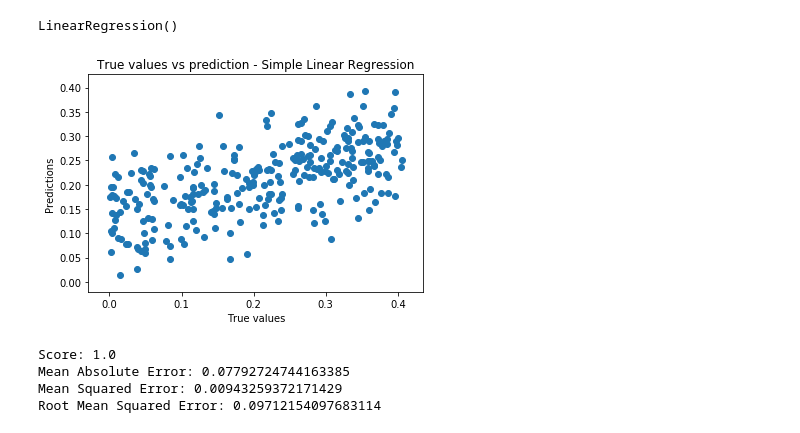
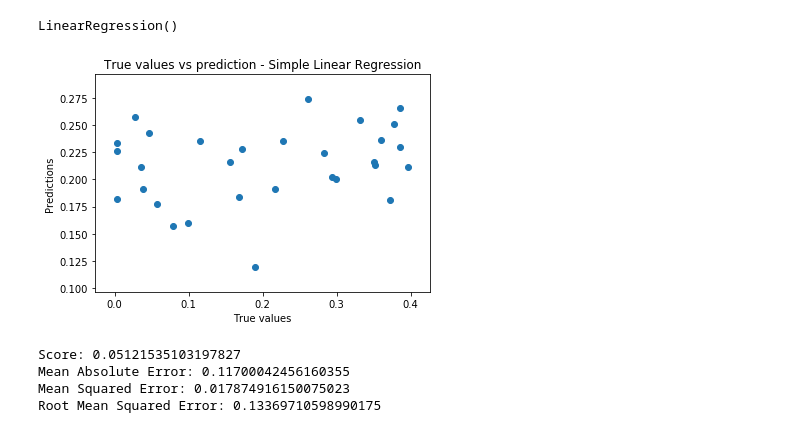
Before and after one commit to Abimbola-ai/Oil-and-gas-pipeline-leakage, a Jupyter notebook: polynomial regression.ipynb, the cells around one changed output. Cells and saved outputs as stored; diff of their text form; code cells hidden in the pictures.

```diff
--- a/polynomial regression.ipynb
+++ b/polynomial regression.ipynb
@@ -21,2 +27,8 @@ X = df1.iloc[:,0:7].values
 y = df1.iloc[:,8].values
 X = StandardScaler().fit_transform(X)
+# %%
+# Transform our x input to 1, x and x^2
+pre_process = PolynomialFeatures(degree=2)
+X_poly = pre_process.fit_transform(X)
+# Show the transformation on the notebook
+X_poly
@@ -23,4 +49,4 @@ X = StandardScaler().fit_transform(X)
 # %%
 # Splitting the dataset into the Training set and Test set
 
-X_train, X_test, y_train, y_test = train_test_split(X, y, test_size=0.2, random_state=0)
+X_train, X_test, y_train, y_test = train_test_split(X_poly, y, test_size=0.1, random_state=4)
@@ -51,5 +53,6 @@ array([[ 1.        ,  0.48957108,  1.10367146, ...,  0.84286464,
 # %%
 model = LinearRegression()
-model.fit(X_poly,y)
+model.fit(X_train,y_train)
+#model.fit(X_poly,y)
 # %% [output]
 LinearRegression()
@@ -58,21 +59,33 @@ y_pred = model.predict(X_poly)
+# %%
+#y_pred = model.predict(X_poly)
+y_pred = model.predict(X_test)
+#print(predictions[0:5]),print(y_test[0:5])
 # %%
 #To make predictions on the test data
 plt.title('True values vs prediction - Simple Linear Regression')
-plt.scatter(y, y_pred)
+plt.scatter(y_test, y_pred)
 plt.xlabel("True values")
 plt.ylabel("Predictions")
 plt.show()
 # %% [output]
-[figure, old version]
+[figure, new version]
+# %%
+print("Score:", model.score(X_test,y_test))
+print('Mean Absolute Error:', metrics.mean_absolute_error(y_test, y_pred))
+print('Mean Squared Error:', metrics.mean_squared_error(y_test, y_pred))
+print('Root Mean Squared Error:', np.sqrt(metrics.mean_squared_error(y_test, y_pred)))
+# %% [output]
+Score: 0.05121535103197827
+Mean Absolute Error: 0.11700042456160355
+Mean Squared Error: 0.017874916150075023
+Root Mean Squared Error: 0.13369710598990175
 # %%
-print("Score:", model.score(X_poly, y_pred))
-from sklearn import metrics
-print('Mean Absolute Error:', metrics.mean_absolute_error(y, y_pred))
-print('Mean Squared Error:', metrics.mean_squared_error(y, y_pred))
-print('Root Mean Squared Error:', np.sqrt(metrics.mean_squared_error(y, y_pred)))
+# print("Score:", model.score(X_poly, y_pred))
+# from sklearn import metrics
+# from sklearn.metrics import mean_squared_error, r2_score
+# print('Mean Absolute Error:', metrics.mean_absolute_error(y, y_pred))
+# print('Mean Squared Error:', metrics.mean_squared_error(y, y_pred))
+# print('Root Mean Squared Error:', np.sqrt(metrics.mean_squared_error(y, y_pred)))
+# r2 = r2_score(y,y_pred)
+# print('R2 score:',r2)
-# %% [output]
-Score: 1.0
-Mean Absolute Error: 0.07792724744163385
-Mean Squared Error: 0.00943259372171429
-Root Mean Squared Error: 0.09712154097683114
 # %%
```
Also changed, not shown: parts of 21 cells of this notebook, 5 other files.
